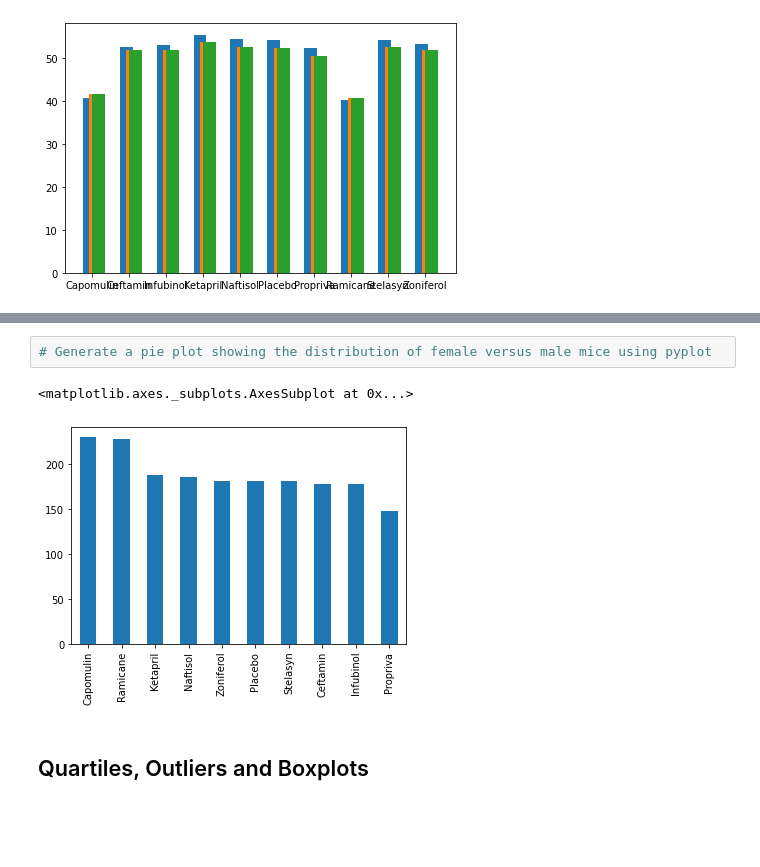
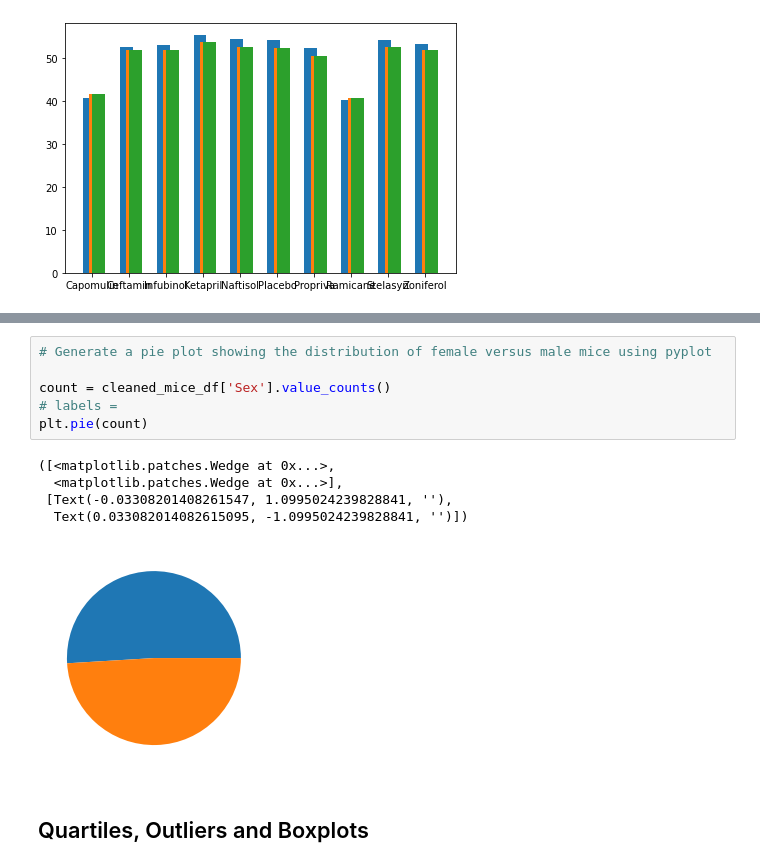
Before and after one commit to g8r1fl/matplotlib-challege, a Jupyter notebook: Pymaceuticals/pymaceuticals_starter.ipynb, the cells around one changed output, grey strips where cells are left out. Cells and saved outputs as stored; diff of their text form; blank space fills up the shorter version.

Commit message:
figured out the pie charts

```diff
--- a/Pymaceuticals/pymaceuticals_starter.ipynb
+++ b/Pymaceuticals/pymaceuticals_starter.ipynb
@@ -276,8 +279,15 @@ df
 # %%
 # Generate a pie plot showing the distribution of female versus male mice using pyplot
+
+count = cleaned_mice_df['Sex'].value_counts()
+# labels =
+plt.pie(count)
 # %% [output]
-<matplotlib.axes._subplots.AxesSubplot at 0x...>
+([<matplotlib.patches.Wedge at 0x...>,
+  <matplotlib.patches.Wedge at 0x...>],
+ [Text(-0.03308201408261547, 1.0995024239828841, ''),
+  Text(0.033082014082615095, -1.0995024239828841, '')])
-[figure, old version]
+[figure, new version]
 # %% [markdown]
 ## Quartiles, Outliers and Boxplots
 # %%
```
Also changed, not shown: parts of 4 cells of this notebook.
